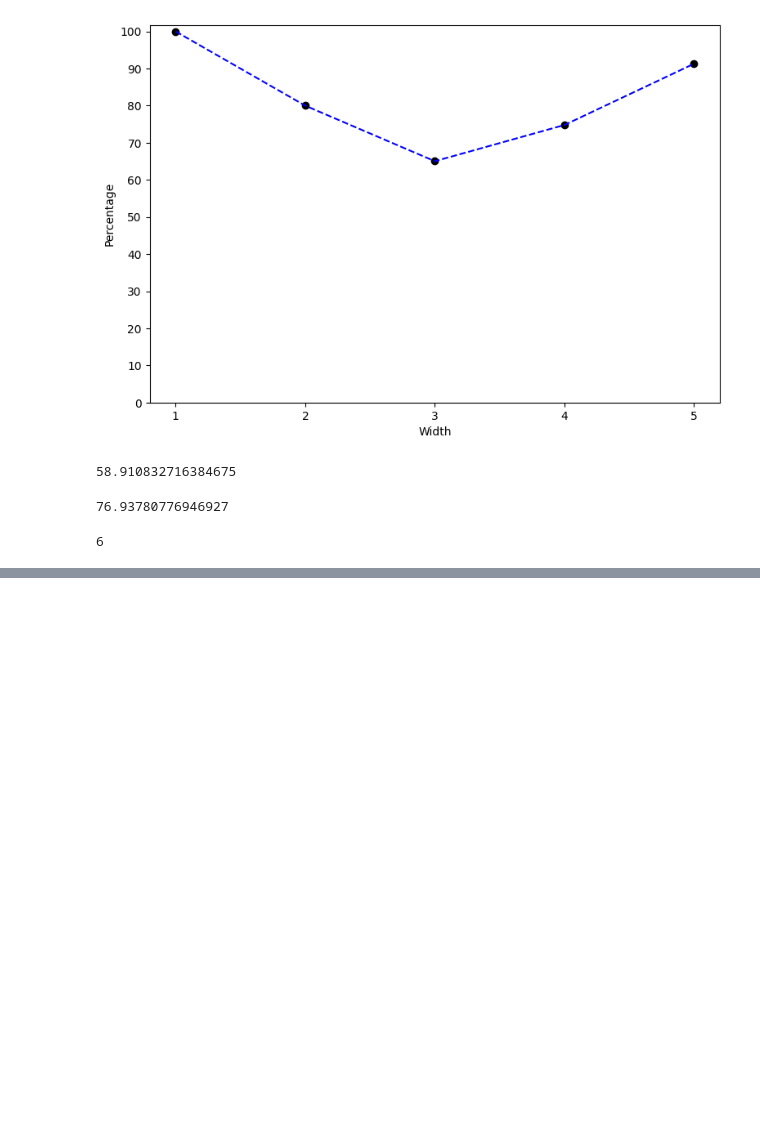
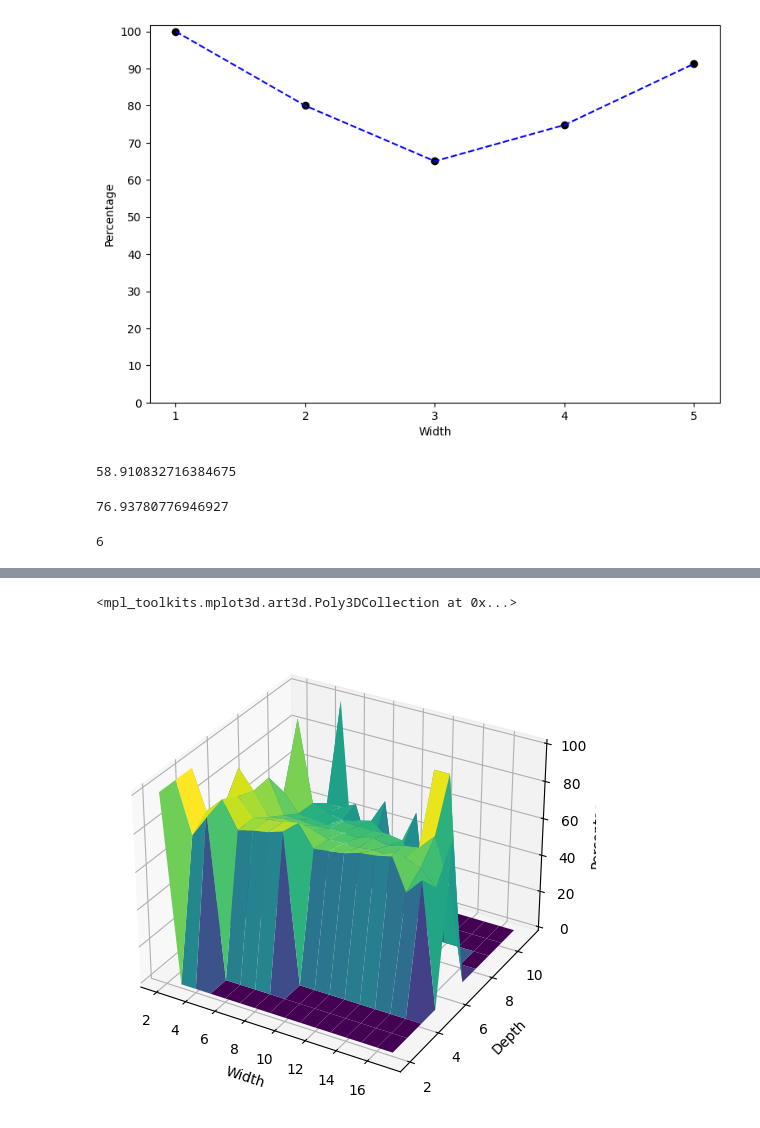
Before and after one commit to encarro12/TFG-Circuit-Complexity, a Jupyter notebook: Experiments/Jupyter notebooks/test_circuits_x1andx2.ipynb, the cells around one changed output, grey strips where cells are left out. Saved outputs shown, nothing was run; the diff lists cells and outputs as text; code cells hidden in the pictures; blank space fills up the shorter version.

```diff
--- a/Experiments/Jupyter notebooks/test_circuits_x1andx2.ipynb
+++ b/Experiments/Jupyter notebooks/test_circuits_x1andx2.ipynb
@@ -180,0 +225,30 @@ circuits_poison_50 = pd.read_csv('circuits x1 AND x2 poison 50 gates.csv')
+# %%
+fig=plt.figure(figsize=(6,6))
+ax = plt.axes(projection='3d')
+
+def g(width, depth):
+    return len(circuits_branch_50[(circuits_branch_50["width"] == width) & (circuits_branch_50["depth"] == depth) & (circuits_branch_50["x1 AND x2"] >= circuits_branch_50["x3 AND x4"])]) * 100 / \
+        len(circuits_branch_50[(circuits_branch_50["width"] == width) & (circuits_branch_50["depth"] == depth)])
+
+
+x = np.array(list(set(circuits_branch_50["width"])))
+y = np.array(list(set(circuits_branch_50["depth"])))
+X, Y = np.meshgrid(x, y)
+
+Z = np.empty(shape = X.shape)
+for i in range(X.shape[0]):
+    for j in range(X.shape[1]):
+        width = X[i, j]
+        depth = Y[i, j]
+        total = len(circuits_branch_50[(circuits_branch_50["width"] == width) & (circuits_branch_50["depth"] == depth)])
+        possibles = len(circuits_branch_50[(circuits_branch_50["width"] == width) & (circuits_branch_50["depth"] == depth) & (circuits_branch_50["x1 AND x2"] >= circuits_branch_50["x3 AND x4"])])
+        Z[i, j] = 0 if total == 0 else possibles*100  / total
+
+ax.set_xlabel("Width")
+ax.set_ylabel("Depth")
+ax.set_zlabel("Percentage")
+
+ax.plot_surface(X, Y, Z, rstride=1, cstride=1, cmap='viridis', edgecolor='none')
+# %% [output]
+<mpl_toolkits.mplot3d.art3d.Poly3DCollection at 0x...>
+[figure, added]
```
Also changed, not shown: parts of 16 cells of this notebook, 1 other file.
